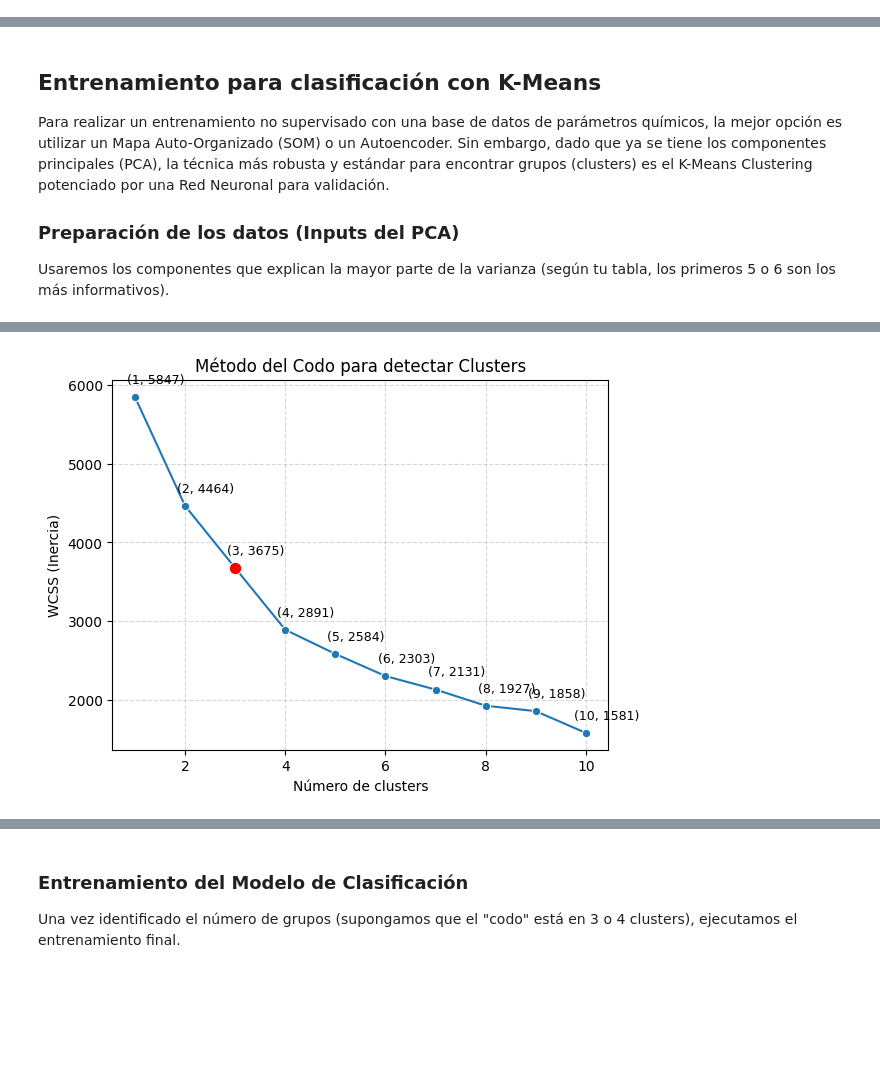
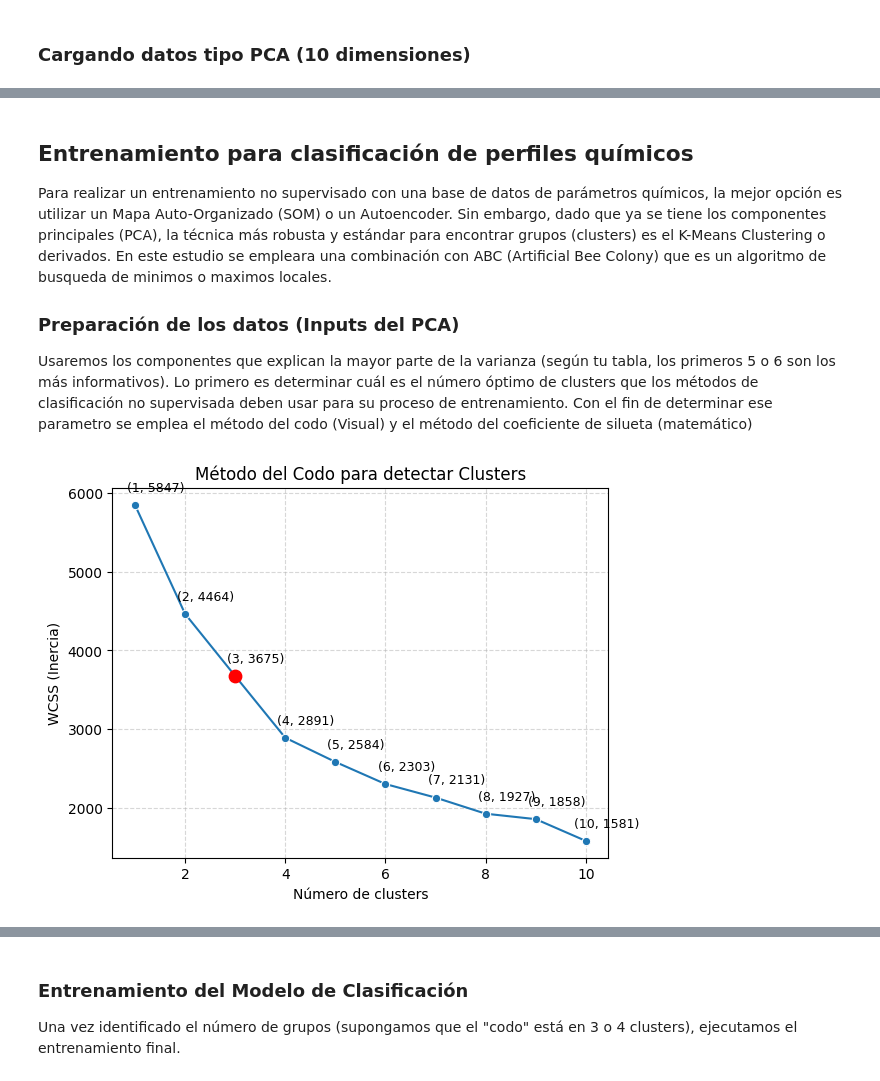
Before and after one commit to mikdevio/leachates_classification_model, a Jupyter notebook: notebooks/02_entrenamiento.ipynb, the cells around one changed output, grey strips where cells are left out. Saved outputs shown, nothing was run; the diff lists cells and outputs as text; code cells hidden in the pictures; blank space fills up the shorter version.

```diff
--- a/notebooks/02_entrenamiento.ipynb
+++ b/notebooks/02_entrenamiento.ipynb
@@ -25 +27,5 @@ from sklearn.preprocessing import StandardScaler
+# %%
+GRAPH_BASE_PATH = Path("./graphs/training/")
+# %% [markdown]
+### Cargando datos tipo PCA (10 dimensiones)
 # %%
@@ -44,11 +52,11 @@ data.head(20)
 | 18 | 04/12/2002 | P3 | -1.558709 | 0.136538 | 0.218633 | -0.656247 | 0.092346 | 0.396641 | 0.235441 | 0.569460 | 0.798815 | ... |
 | 19 | 04/12/2002 | P4 | -1.427618 | 0.090203 | 0.415307 | -1.101028 | 0.199287 | 0.551684 | 0.464035 | 0.879630 | 1.308456 | ... |
 # %% [markdown]
-## Entrenamiento para clasificación con K-Means
+## Entrenamiento para clasificación de perfiles químicos
 
-Para realizar un entrenamiento no supervisado con una base de datos de parámetros químicos, la mejor opción es utilizar un Mapa Auto-Organizado (SOM) o un Autoencoder. Sin embargo, dado que ya se tiene los componentes principales (PCA), la técnica más robusta y estándar para encontrar grupos (clusters) es el K-Means Clustering potenciado por una Red Neuronal para validación.
+Para realizar un entrenamiento no supervisado con una base de datos de parámetros químicos, la mejor opción es utilizar un Mapa Auto-Organizado (SOM) o un Autoencoder. Sin embargo, dado que ya se tiene los componentes principales (PCA), la técnica más robusta y estándar para encontrar grupos (clusters) es el K-Means Clustering o derivados. En este estudio se empleara una combinación con ABC (Artificial Bee Colony) que es un algoritmo de busqueda de minimos o maximos locales.
 
 ### Preparación de los datos (Inputs del PCA)
 
-Usaremos los componentes que explican la mayor parte de la varianza (según tu tabla, los primeros 5 o 6 son los más informativos).
+Usaremos los componentes que explican la mayor parte de la varianza (según tu tabla, los primeros 5 o 6 son los más informativos). Lo primero es determinar cuál es el número óptimo de clusters que los métodos de clasificación no supervisada deben usar para su proceso de entrenamiento. Con el fin de determinar ese parametro se emplea el método del codo (Visual) y el método del coeficiente de silueta (matemático)
 # %%
@@ -92,7 +194,9 @@ def elbow_method(x_data: pd.DataFrame) -> None:
 # %%
-# Usamos los resultados del PCA
-# Seleccionamos, por ejemplo, los primeros 5 componentes principales
+# Aplicamos el método del codo
+
+# Seleccionamos los primeros 5 componentes principales
 X_unsupervised = data.iloc[:, 2:7].copy()
 
-elbow_method(X_unsupervised)
+elbow_method(X_unsupervised, GRAPH_BASE_PATH / "codo_metodo_nclusters.png")
 # %% [output]
+[figure]
@@ -110,3 +221,2 @@ elbow_method(X_unsupervised)
-[figure]
 # %%
 
```
Also changed, not shown: parts of 21 cells of this notebook, 5 other files.
